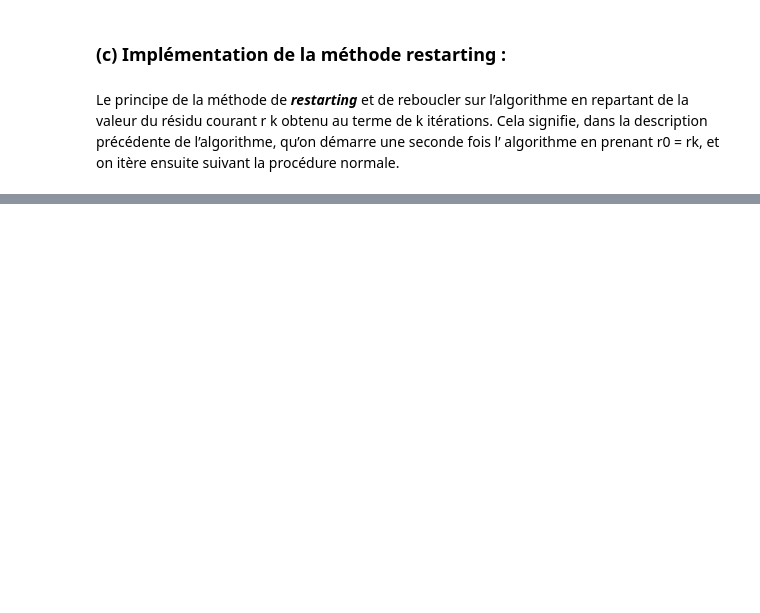
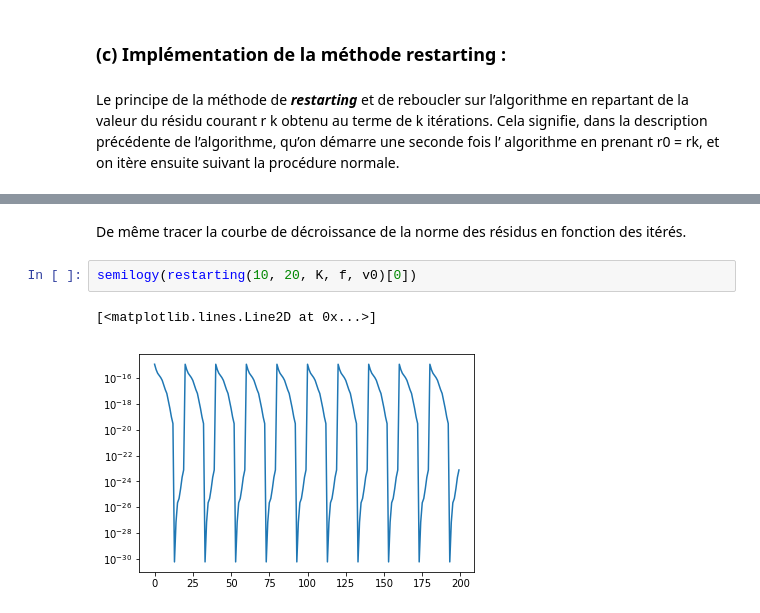
Before and after one commit to MOUDDENEHamza/least-squares, a Jupyter notebook: analyse.ipynb, the cells around one changed output, grey strips where cells are left out. Saved outputs shown, nothing was run; the diff lists cells and outputs as text; blank space fills up the shorter version.

```diff
--- a/analyse.ipynb
+++ b/analyse.ipynb
@@ -289,0 +279,7 @@ print(restarting(10, 20, K, f, v0))
+# %% [markdown]
+De même tracer la courbe de décroissance de la norme des résidus en fonction des itérés.
+# %%
+semilogy(restarting(10, 20, K, f, v0)[0])
+# %% [output]
+[<matplotlib.lines.Line2D at 0x...>]
+[figure, added]
```
Also changed, not shown: parts of 8 cells of this notebook.
